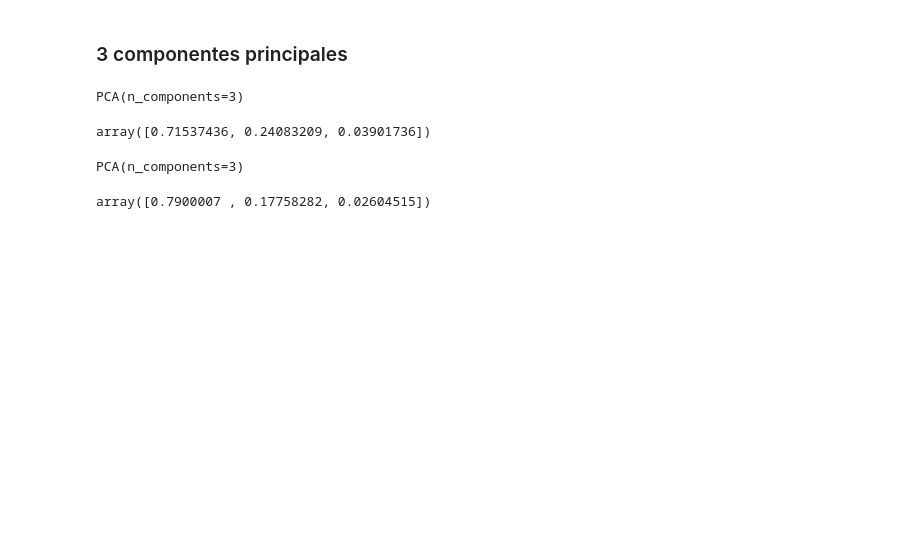
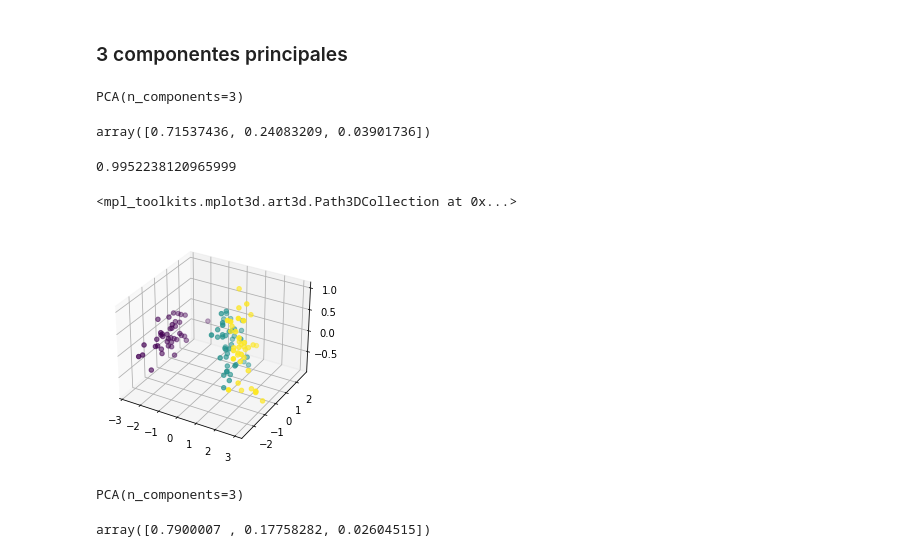
Before and after one commit to GinaGarridoCasas/Gina, a Jupyter notebook: week11_unsupervised_/day1_no_supervised/Exercise/unsupervised_complete.ipynb, the cells around one changed output. Drawn from its saved outputs; the diff is of its cells as text; code cells hidden in the pictures; blank space fills up the shorter version.

```diff
--- a/week11_unsupervised_/day1_no_supervised/Exercise/unsupervised_complete.ipynb
+++ b/week11_unsupervised_/day1_no_supervised/Exercise/unsupervised_complete.ipynb
@@ -97,5 +100,12 @@ PCA(n_components=3)
 pca.explained_variance_ratio_
 # %% [output]
 array([0.71537436, 0.24083209, 0.03901736])
+# %%
+# la suma de los porcentajes de la varianza explicativa ha de ser cercano a 1
+sum(pca.explained_variance_ratio_)
+# %% [output]
+0.9952238120965999
 # %%
   X_pca_3_train = pca.transform(X_train)
+# %%
+pca_3 = pd.DataFrame(data=X_pca_3_train)
@@ -102,3 +114,16 @@ array([0.71537436, 0.24083209, 0.03901736])
+# %%
+from matplotlib import pyplot
+from mpl_toolkits.mplot3d import Axes3D
+import random
+
+fig = pyplot.figure()
+#ax = Axes3D(fig)
+ax = fig.add_subplot(111, projection='3d')  # QUE SIGNIFICA EL 111???
+ax.scatter(pca_3[0], pca_3[1], pca_3[2], c=y_train)
+#pyplot.show()
+# %% [output]
+<mpl_toolkits.mplot3d.art3d.Path3DCollection at 0x...>
+[figure, added]
 # %%
 pca.fit(X_test)
 # %% [output]
```
Also changed, not shown: parts of 45 cells of this notebook, 32 other files.
